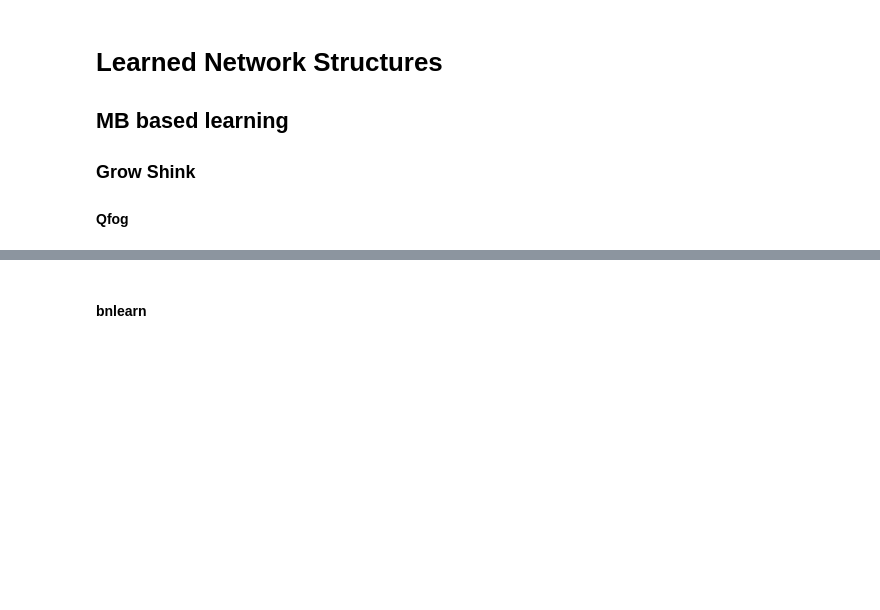
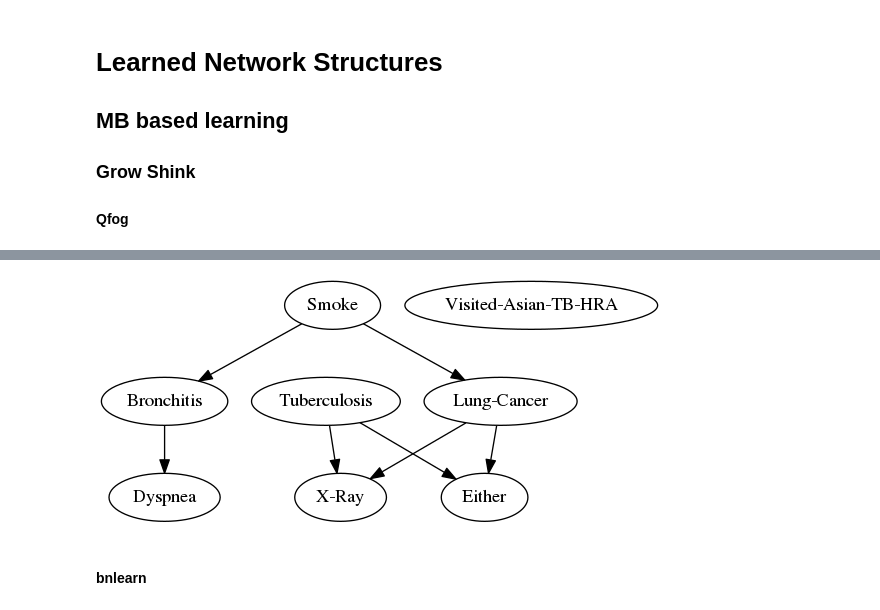
Before and after one commit to artiste-qb-net/quantum-fog, a Jupyter notebook: jupyter-notebooks/bnlearn-qfog-comparison/struc-learning-template-asia.ipynb, the cells around one changed output, grey strips where cells are left out. Drawn from its saved outputs; the diff is of its cells as text; code cells hidden in the pictures; blank space fills up the shorter version.

```diff
--- a/jupyter-notebooks/bnlearn-qfog-comparison/struc-learning-template-asia.ipynb
+++ b/jupyter-notebooks/bnlearn-qfog-comparison/struc-learning-template-asia.ipynb
@@ -123,3 +124,7 @@ Source(open(learned_dot).read())
+# %%
+show_dot(learned_dot)
+# %% [output]
+[figure, added]
 # %% [markdown]
 #### bnlearn
 # %%
```
Also changed, not shown: parts of 22 cells of this notebook, 8 other files.
